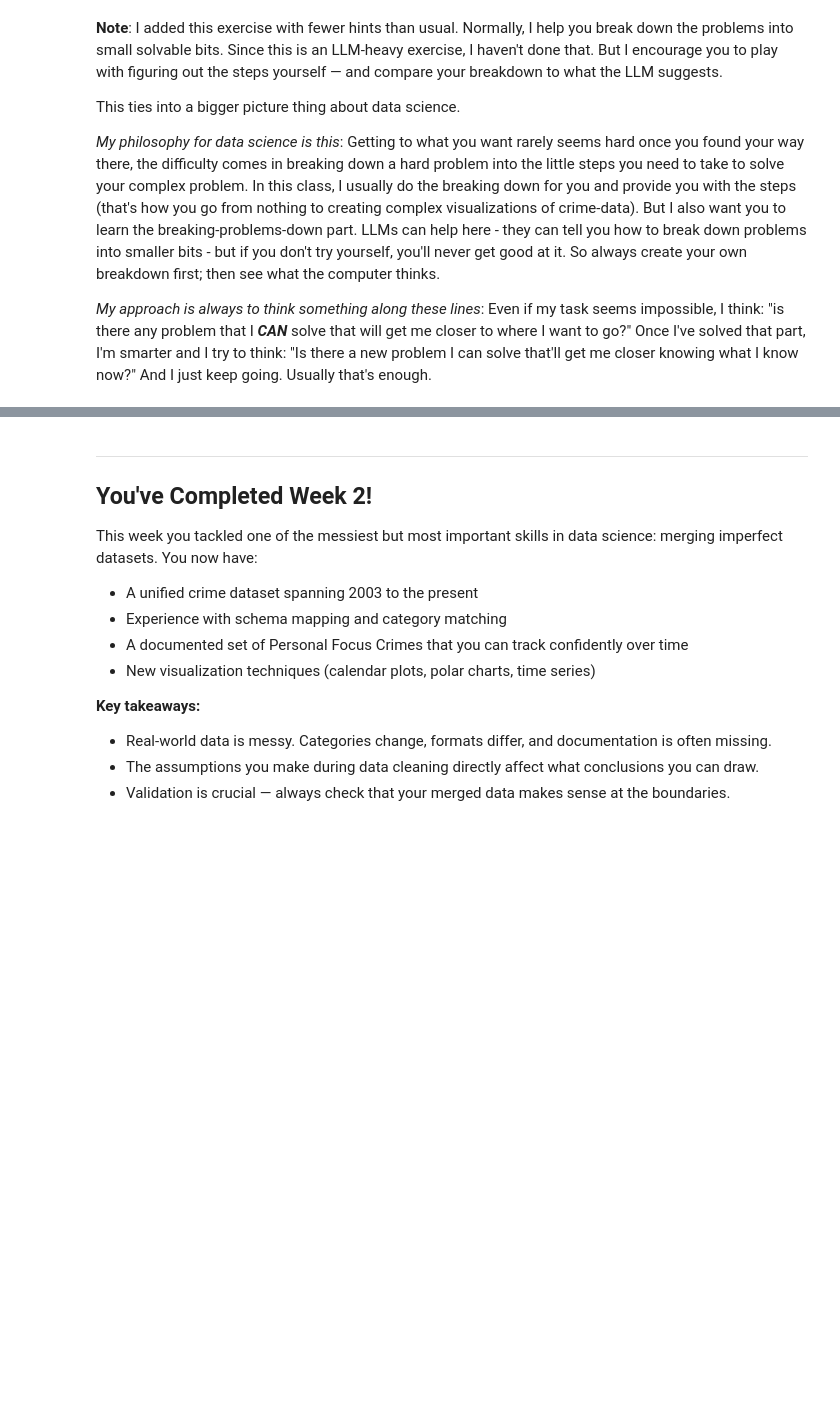
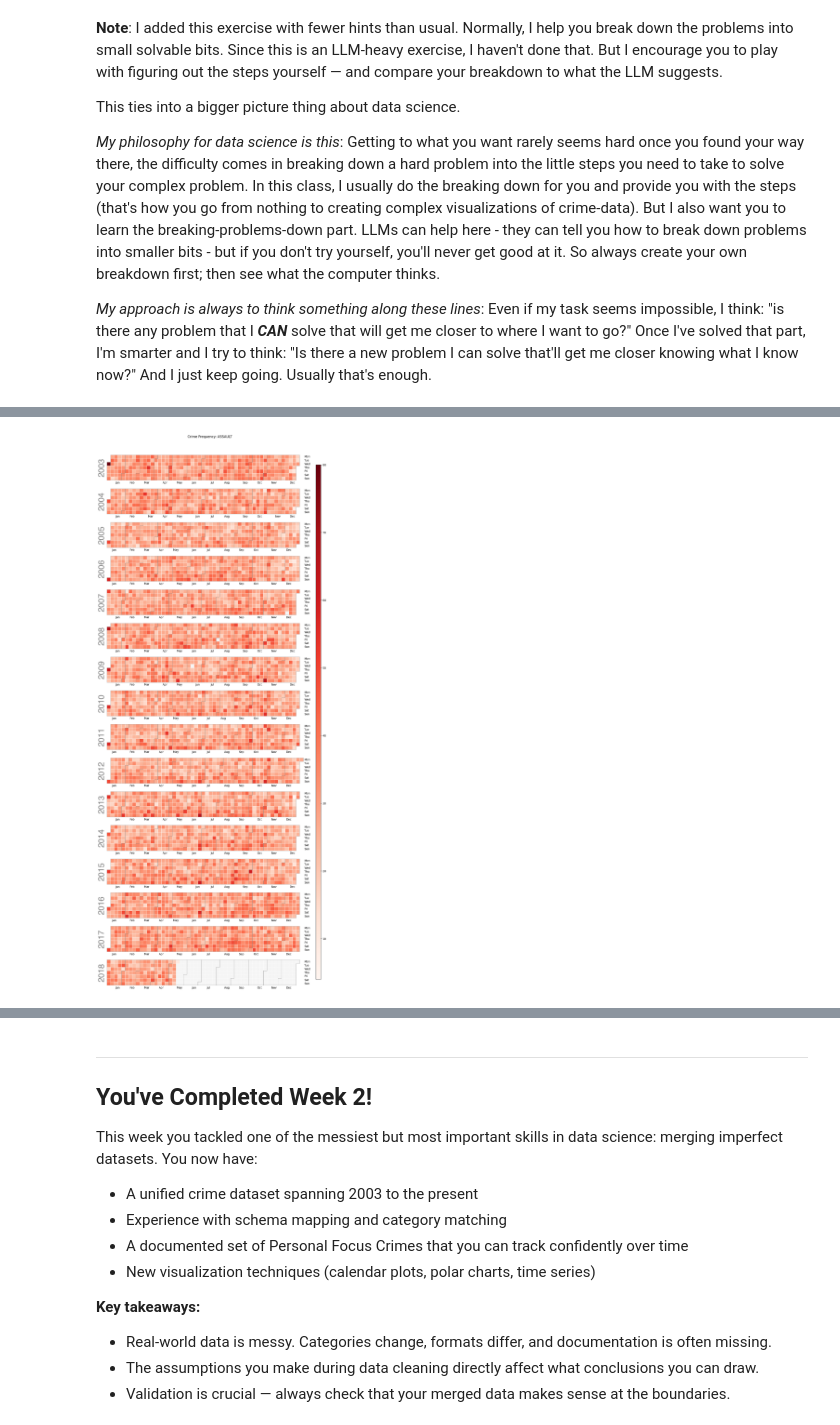
Before and after one commit to NumanBashir/02806-Social-Data-and-Visualization, a Jupyter notebook: Week2/Week2.ipynb, the cells around one changed output, grey strips where cells are left out. Saved outputs shown, nothing was run; the diff lists cells and outputs as text; code cells hidden in the pictures; blank space fills up the shorter version.

```diff
--- a/Week2/Week2.ipynb
+++ b/Week2/Week2.ipynb
@@ -1427,0 +1432,19 @@ This ties into a bigger picture thing about data science.
+# %%
+import pandas as pd
+import numpy as np
+import matplotlib.pyplot as plt
+import seaborn as sns
+import calplot
+
+# Load merged/cleaned crime data
+# Note: Adjust the path if your data is elsewhere
+df_historical = pd.read_csv("Police_Department_Incident_Reports__Historical_2003_to_May_2018_20260210.csv", parse_dates=["Date"])
+df_recent = pd.read_csv("../Week1/Police_Department_Incident_Reports__2018_to_Present_20260203.csv", parse_dates=["Incident Date"])
+
+# Combine datasets - standardize column names
+df_historical_renamed = df_historical.rename(columns={'Date': 'Incident Date', 'Category': 'Incident Category'})
+df = pd.concat([df_historical_renamed[['Incident Date', 'Incident Category']],
+                df_recent[['Incident Date', 'Incident Category']]], ignore_index=True)
+
+print(f"Loaded {len(df):,} total crime records")
+print(f"Date range: {df['Incident Date'].min()} to {df['Incident Date'].max()}")
@@ -1427,0 +1461,13 @@ This ties into a bigger picture thing about data science.
+# %%
+# Calendar Plot Example 2: ASSAULT
+crime_type = "ASSAULT"
+
+crime_daily = df[df["Incident Category"] == crime_type].groupby("Incident Date").size()
+
+calplot.calplot(crime_daily, cmap="Reds", colorbar=True,
+                suptitle=f"Crime Frequency: {crime_type}",
+                linewidth=0.5, dropzero=True, edgecolor="gray")
+
+plt.show()
+# %% [output]
+[figure, added]
```
Also changed, not shown: parts of 4 cells of this notebook.
